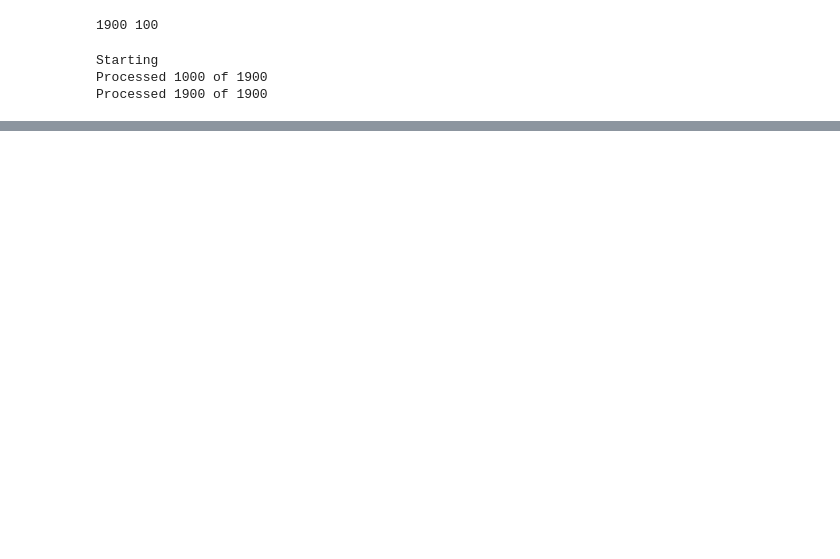
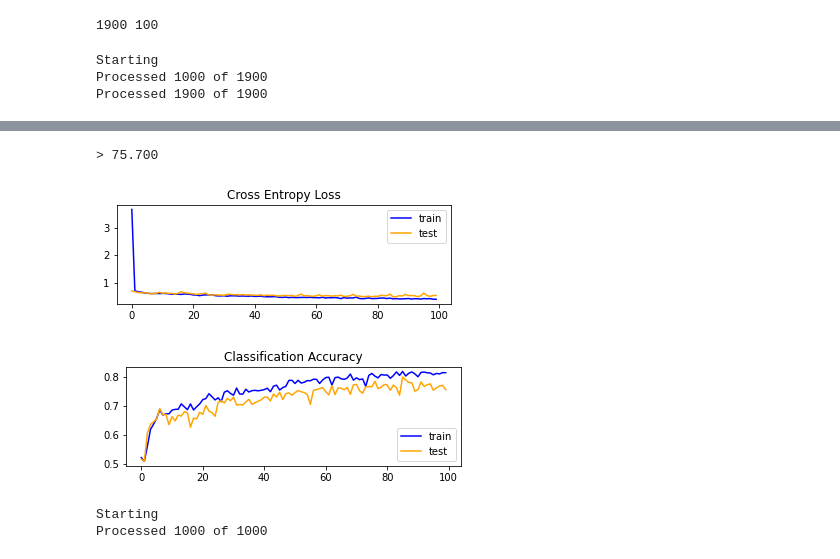
Before and after one commit to InsperCoding/data-augmentation, a Jupyter notebook: classifier.ipynb, the cells around one changed output, grey strips where cells are left out. Cells and saved outputs as stored; diff of their text form; code cells hidden in the pictures; blank space fills up the shorter version.

```diff
--- a/classifier.ipynb
+++ b/classifier.ipynb
@@ -215,2 +231,37 @@ plt.show()
 # %%
 model.save('dogs-v-cat-data-augmentation-04.h5')
+# %%
+
+# evaluate model
+_, acc = model.evaluate_generator(validation_generator, steps=validation_steps, verbose=0)
+print('> %.3f' % (acc * 100.0))
+# %% [output]
+> 75.700
+# %%
+
+# plot diagnostic learning curves
+def summarize_diagnostics(history):
+
+  # plot loss
+  plt.subplot(211)
+  plt.title('Cross Entropy Loss')
+  plt.plot(history.history['loss'], color='blue', label='train')
+  plt.plot(history.history['val_loss'], color='orange', label='test')
+  # plot accuracy
+  plt.legend()
+  plt.show()
+  plt.subplot(212)
+
+  plt.title('Classification Accuracy')
+  plt.plot(history.history['accuracy'], color='blue', label='train')
+  plt.plot(history.history['val_accuracy'], color='orange', label='test')
+  plt.legend()
+  # save plot to file
+  # filename = sys.argv[0].split('/')[-1]
+  # plt.savefig(filename + '_plot.png')
+  #plt.close()
+# %%
+summarize_diagnostics(history)
+# %% [output]
+[figure, added]
+[figure, added]
@@ -216,0 +270,6 @@ model.save('dogs-v-cat-data-augmentation-04.h5')
+# %%
+X_test, _ = prep_data(test_images)
+X_test /= 255.
+# %% [output]
+Starting
+Processed 1000 of 1000
```
Also changed, not shown: parts of 9 cells of this notebook.
